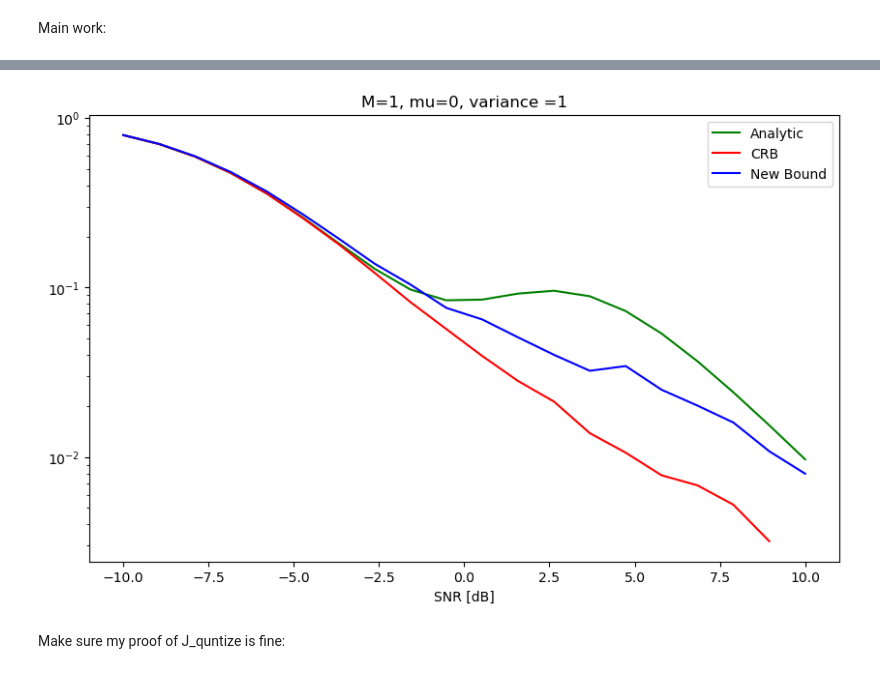
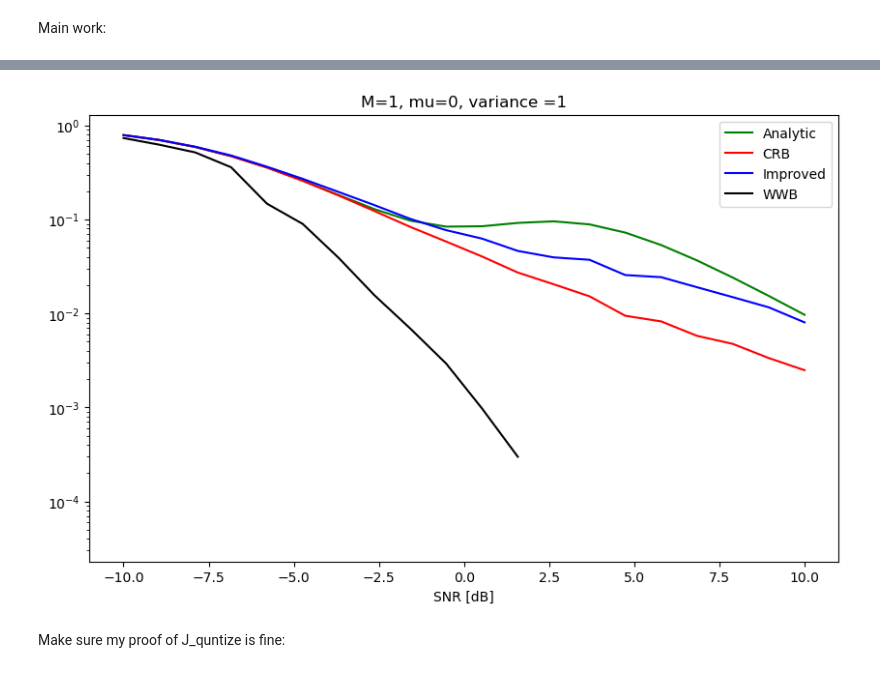
Before and after one commit to mazyaniv/Channel_Estimation, a Jupyter notebook: yaniv.ipynb, the cells around one changed output, grey strips where cells are left out. Drawn from its saved outputs; the diff is of its cells as text; code cells hidden in the pictures.

```diff
--- a/yaniv.ipynb
+++ b/yaniv.ipynb
@@ -311,27 +311,29 @@ def Mixed(sigma1,sigma2, n_a,n_q,matrix,s,h,observ=sim,thresh_real=0,thresh_im=0
 # %%
 s,h = 0.00001,1
 sim = 100
 na = 1
 nq = 40
 s,h = 0.81,0.01
 epsilon = pow(10,-1)
 sigma_space_new = np.logspace(-1, 1, 20)
 matrix_const = Matrix(na,nq)
 L_Estimator_analytic1 = [MSE_zertothresh_analytic(sigma_space_new[i],sigma_space_new[i], na,nq) for i in range(len(sigma_space_new))]
 CRB1 = [CRB(sigma_space_new[i],sigma_space_new[i],na,nq,matrix_const) for i in range(len(sigma_space_new))]
-#CRB_pp1 = [Mixed(sigma_space_new[i],sigma_space_new[i],na,nq,matrix_const,s,h) for i in range(len(sigma_space_new))]
+CRB_pp1 = [CRB_pp(sigma_space_new[i],sigma_space_new[i],na,nq,matrix_const) for i in range(len(sigma_space_new))]
+CRB_pp2 = [Mixed(sigma_space_new[i],sigma_space_new[i],na,nq,matrix_const,s,h) for i in range(len(sigma_space_new))]
 ######################
 fig = plt.figure(figsize=(10, 6))
 plt.plot(10*np.log10(1/sigma_space_new), L_Estimator_analytic1, color = "green", label = "Analytic")
 plt.plot(10*np.log10(1/sigma_space_new), CRB1, color = "red", label = "CRB")
-#plt.plot(10*np.log10(1/sigma_space_new), CRB_pp1, color = "blue", label = "CRB_*")
+plt.plot(10*np.log10(1/sigma_space_new), CRB_pp1, color = "blue", label = "Improved")
+plt.plot(10*np.log10(1/sigma_space_new), CRB_pp2, color = "black", label = "WWB")
 plt.title("M={}, mu={}, variance ={}".format(M,mu,round(2*pow(sigma_teta,2))))
 plt.yscale('log')
 plt.xlabel("SNR [dB]")
 plt.legend()
 plt.show()
 # %% [output]
-[figure, old version]
+[figure, new version]
 # %% [markdown]
 Make sure my proof of J_quntize is fine:
 # %%
```
Also changed, not shown: parts of 9 cells of this notebook.
